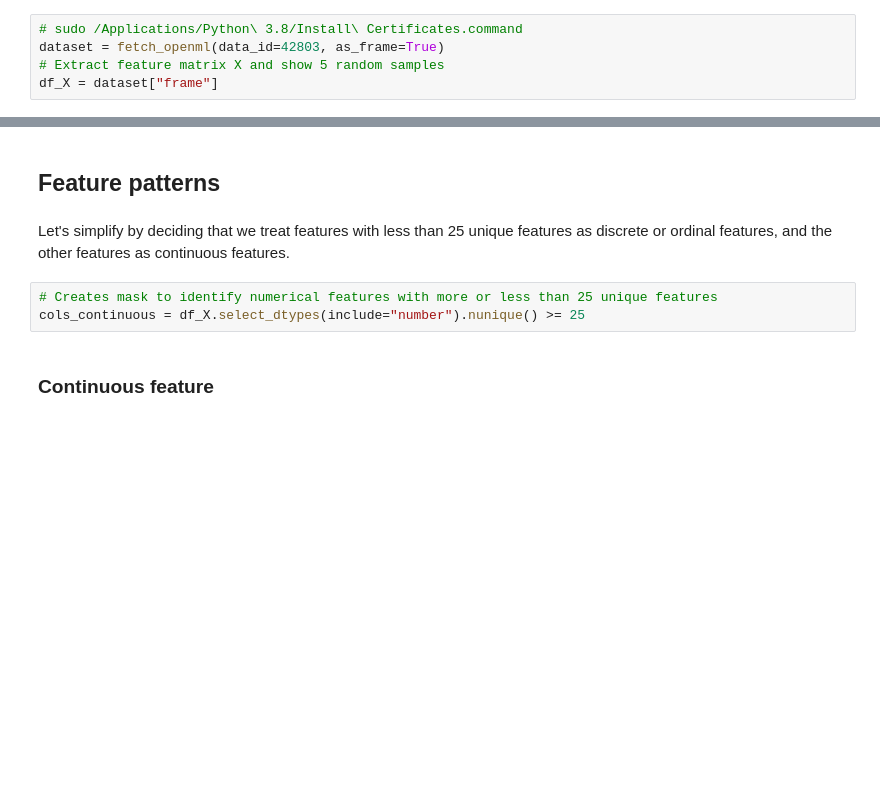
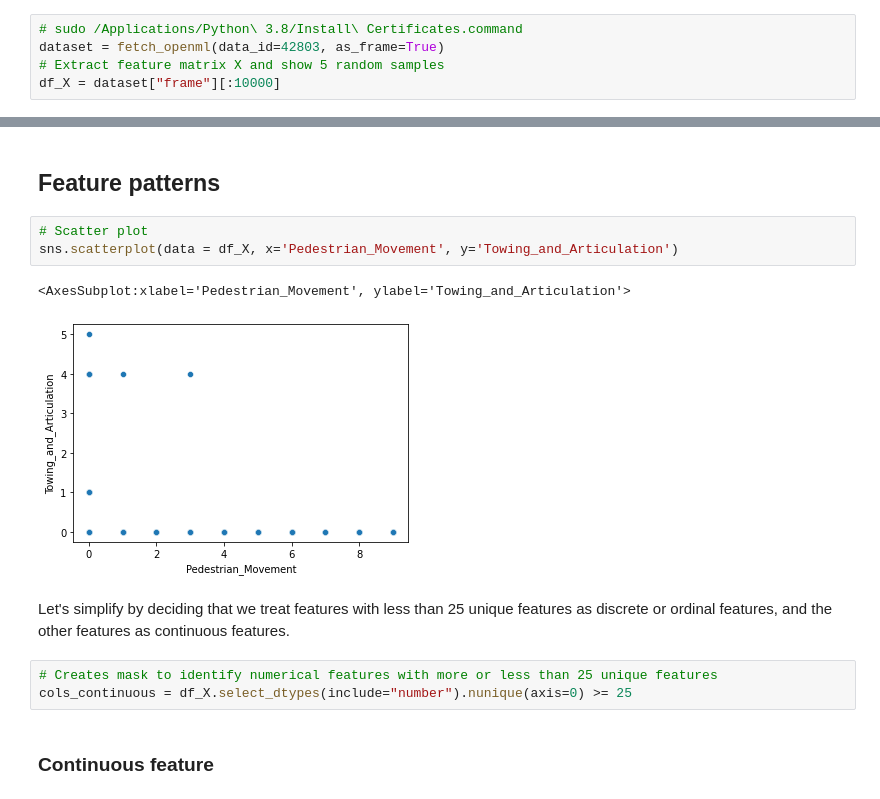
Before and after one commit to procodata/BoilerPlate, a Jupyter notebook: eda.ipynb, the cells around one changed output, grey strips where cells are left out. Cells and saved outputs as stored; diff of their text form; blank space fills up the shorter version.

```diff
--- a/eda.ipynb
+++ b/eda.ipynb
@@ -15,7 +15,7 @@ import missingno as msno
 # sudo /Applications/Python\ 3.8/Install\ Certificates.command
 dataset = fetch_openml(data_id=42803, as_frame=True)
 # Extract feature matrix X and show 5 random samples
-df_X = dataset["frame"]
+df_X = dataset["frame"][:10000]
 # %% [markdown]
 # Structure investigation
 # %%
@@ -212,11 +233,17 @@ dtype: float64
 [figure]
 # %% [markdown]
 ## Feature patterns
+# %%
+# Scatter plot
+sns.scatterplot(data = df_X, x='Pedestrian_Movement', y='Towing_and_Articulation')
+# %% [output]
+<AxesSubplot:xlabel='Pedestrian_Movement', ylabel='Towing_and_Articulation'>
+[figure, added]
 # %% [markdown]
 Let's simplify by deciding that we treat features with less than 25 unique features as discrete or ordinal features, and the other features as continuous features.
 # %%
 # Creates mask to identify numerical features with more or less than 25 unique features
-cols_continuous = df_X.select_dtypes(include="number").nunique() >= 25
+cols_continuous = df_X.select_dtypes(include="number").nunique(axis=0) >= 25
 # %% [markdown]
 ### Continuous feature
 # %%
```
Also changed, not shown: parts of 10 cells of this notebook, 2 other files.
